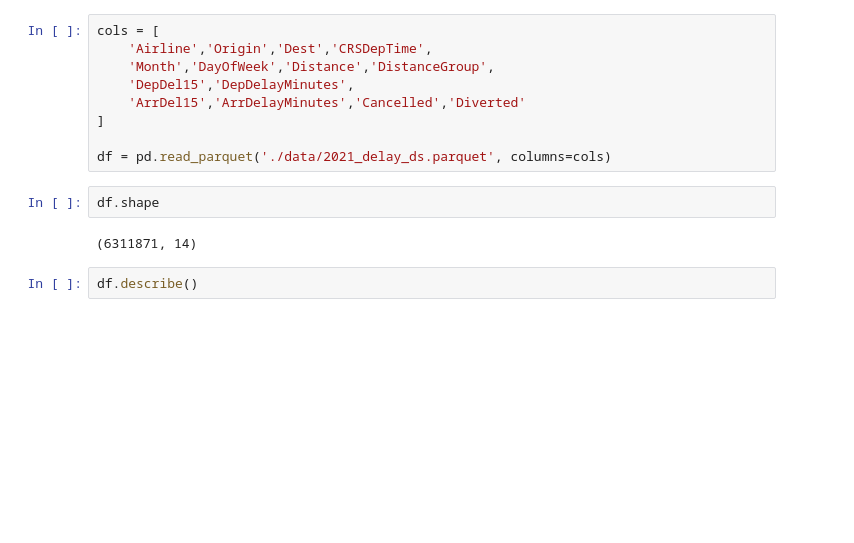
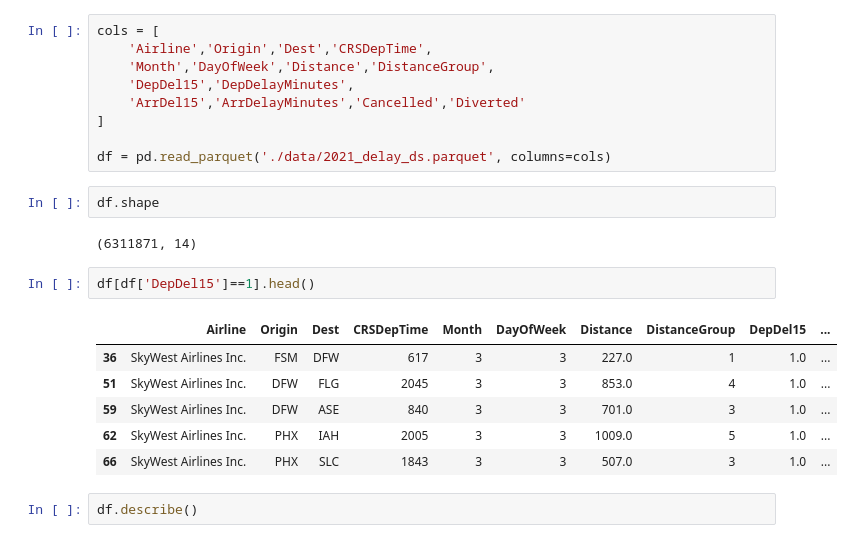
Before and after one commit to Mahammed-Sharief-Shaik/Flight-Delay-Prediction, a Jupyter notebook: server/main.ipynb, the cells around one changed output. Cells and saved outputs as stored; diff of their text form; blank space fills up the shorter version.

```diff
--- a/main.ipynb
+++ b/server/main.ipynb
@@ -27,6 +27,15 @@ df = pd.read_parquet('./data/2021_delay_ds.parquet', columns=cols)
 df.shape
 # %% [output]
 (6311871, 14)
+# %%
+df[df['DepDel15']==1].head()
+# %% [output]
+|  | Airline | Origin | Dest | CRSDepTime | Month | DayOfWeek | Distance | DistanceGroup | DepDel15 | ... |
+| 36 | SkyWest Airlines Inc. | FSM | DFW | 617 | 3 | 3 | 227.0 | 1 | 1.0 | ... |
+| 51 | SkyWest Airlines Inc. | DFW | FLG | 2045 | 3 | 3 | 853.0 | 4 | 1.0 | ... |
+| 59 | SkyWest Airlines Inc. | DFW | ASE | 840 | 3 | 3 | 701.0 | 3 | 1.0 | ... |
+| 62 | SkyWest Airlines Inc. | PHX | IAH | 2005 | 3 | 3 | 1009.0 | 5 | 1.0 | ... |
+| 66 | SkyWest Airlines Inc. | PHX | SLC | 1843 | 3 | 3 | 507.0 | 3 | 1.0 | ... |
 # %%
 df.describe()
 # %% [output]
```
Also changed, not shown: 18 other files.
